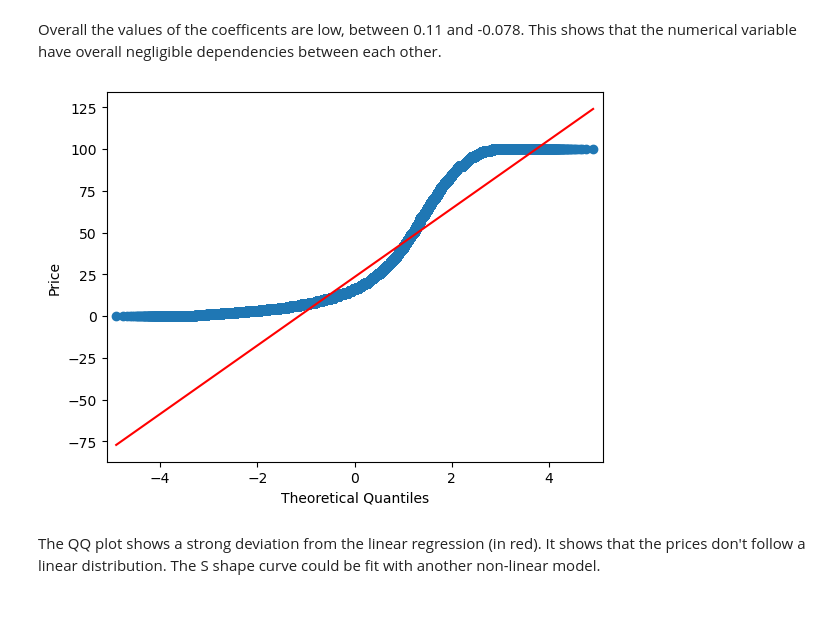
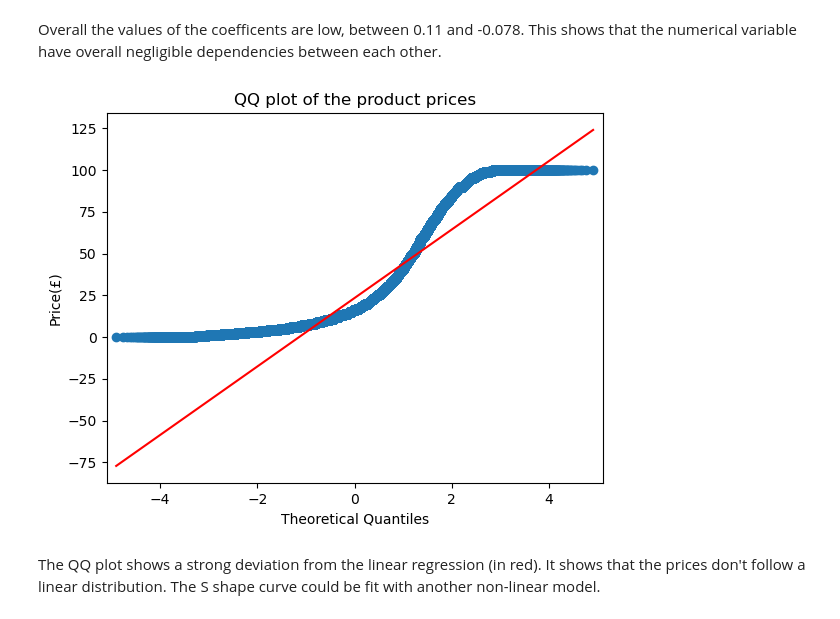
Before and after one commit to data-bootcamp-v4/lab-eda-bivariate, a Jupyter notebook: bivariate_analysis_lab.ipynb, the cells around one changed output. Saved outputs shown, nothing was run; the diff lists cells and outputs as text; code cells hidden in the pictures.

Commit message:
Polished graphs

```diff
--- a/bivariate_analysis_lab.ipynb
+++ b/bivariate_analysis_lab.ipynb
@@ -405,9 +412,10 @@ Overall the values of the coefficents are low, between 0.11 and -0.078. This sho
 import statsmodels.api as sm
 # %%
 sm.qqplot(df2.price, line='s')
-plt.ylabel('Price')
+plt.title("QQ plot of the product prices")
+plt.ylabel("Price(£)")
 plt.show()
 # %% [output]
-[figure, old version]
+[figure, new version]
 # %% [markdown]
 The QQ plot shows a strong deviation from the linear regression (in red). It shows that the prices don't follow a linear distribution. The S shape curve could be fit with another non-linear model.
```
Also changed, not shown: parts of 4 cells of this notebook.
